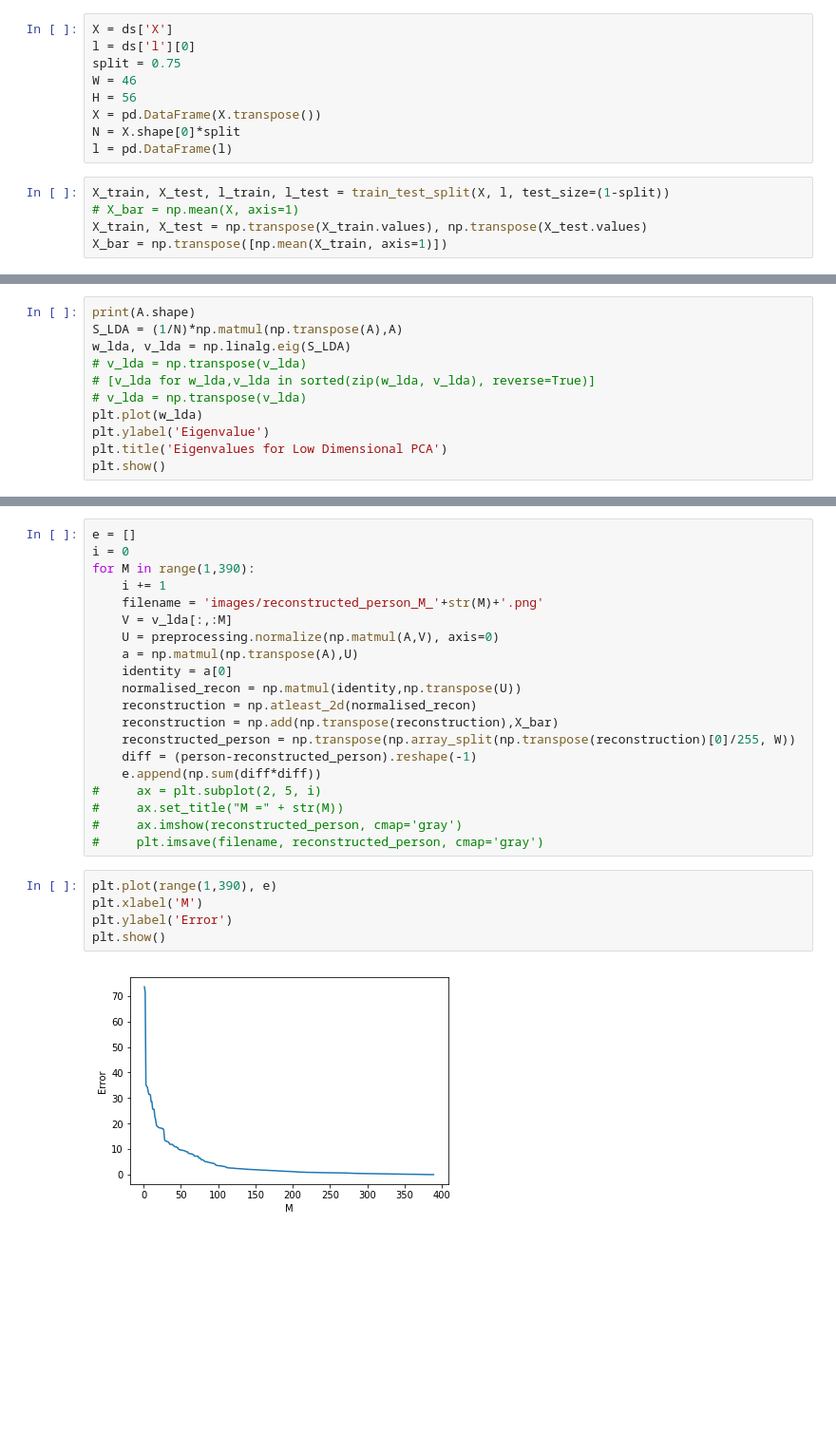
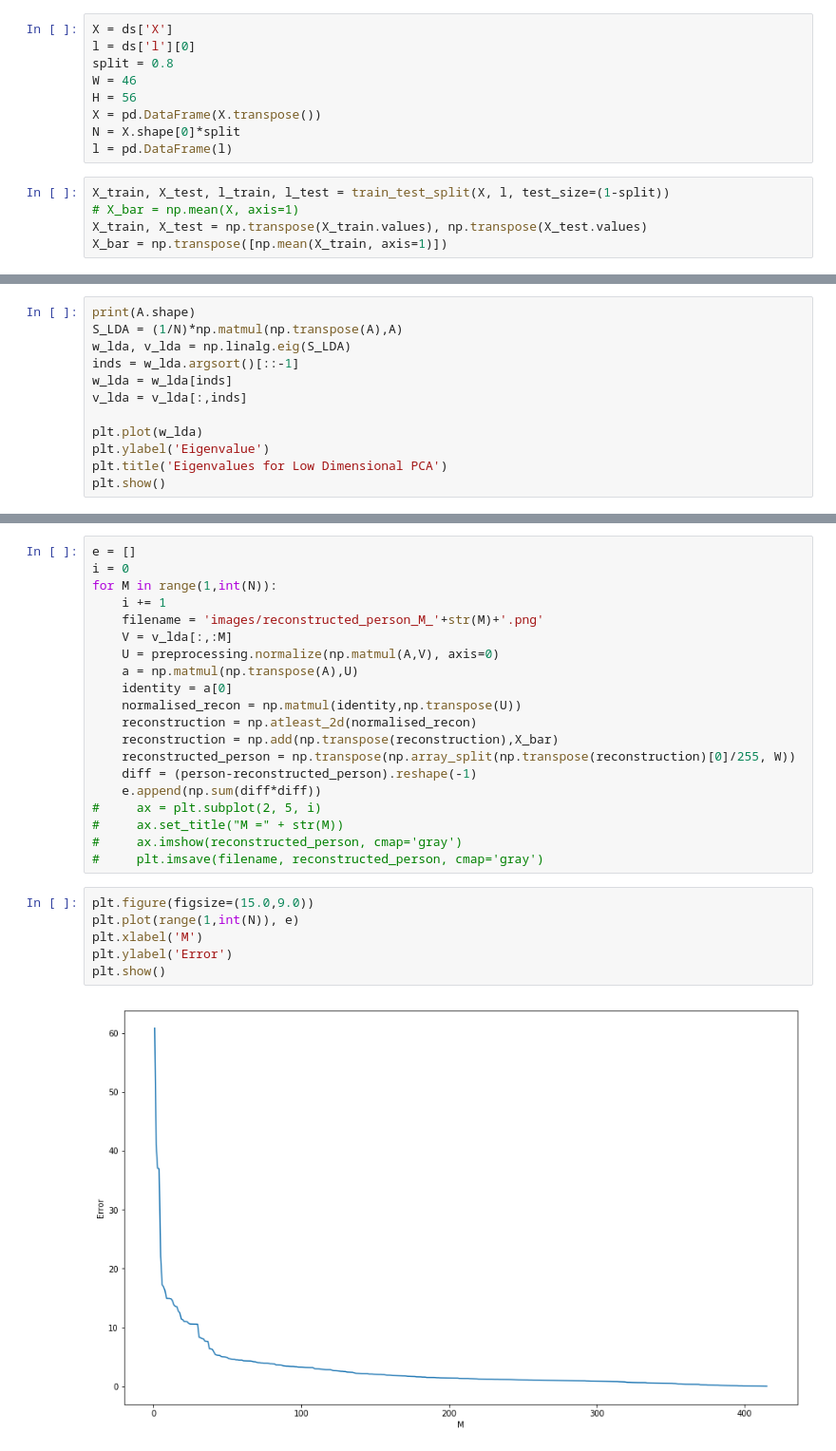
Before and after one commit to GPadley/EE4-68-PR, a Jupyter notebook: CW1/1.2_a.ipynb, the cells around one changed output, grey strips where cells are left out. Shown at 95% size. Drawn from its saved outputs; the diff is of its cells as text; blank space fills up the shorter version.

```diff
--- a/CW1/1.2_a.ipynb
+++ b/CW1/1.2_a.ipynb
@@ -11,7 +11,7 @@ ds = sio.loadmat('face.mat')
 # %%
 X = ds['X']
 l = ds['l'][0]
-split = 0.75
+split = 0.8
 W = 46
 H = 56
 X = pd.DataFrame(X.transpose())
@@ -39,9 +39,10 @@ plt.imsave('images/original_person.png', person, cmap='gray')
 print(A.shape)
 S_LDA = (1/N)*np.matmul(np.transpose(A),A)
 w_lda, v_lda = np.linalg.eig(S_LDA)
-# v_lda = np.transpose(v_lda)
-# [v_lda for w_lda,v_lda in sorted(zip(w_lda, v_lda), reverse=True)]
-# v_lda = np.transpose(v_lda)
+inds = w_lda.argsort()[::-1]
+w_lda = w_lda[inds]
+v_lda = v_lda[:,inds]
+
 plt.plot(w_lda)
 plt.ylabel('Eigenvalue')
 plt.title('Eigenvalues for Low Dimensional PCA')
@@ -58,7 +60,7 @@ plt.show()
 # %%
 e = []
 i = 0
-for M in range(1,390):
+for M in range(1,int(N)):
     i += 1
     filename = 'images/reconstructed_person_M_'+str(M)+'.png'
     V = v_lda[:,:M]
@@ -76,12 +78,13 @@ for M in range(1,390):
 #     ax.imshow(reconstructed_person, cmap='gray')
 #     plt.imsave(filename, reconstructed_person, cmap='gray')
 # %%
-plt.plot(range(1,390), e)
+plt.figure(figsize=(15.0,9.0))
+plt.plot(range(1,int(N)), e)
 plt.xlabel('M')
 plt.ylabel('Error')
 plt.show()
 # %% [output]
-[figure, old version]
+[figure, new version]
 # %%
 filename = 'images/reconstructed_person_M_'+str(M)+'.png'
 V = v_lda
```
Also changed, not shown: parts of 5 cells of this notebook, 8 other files.
